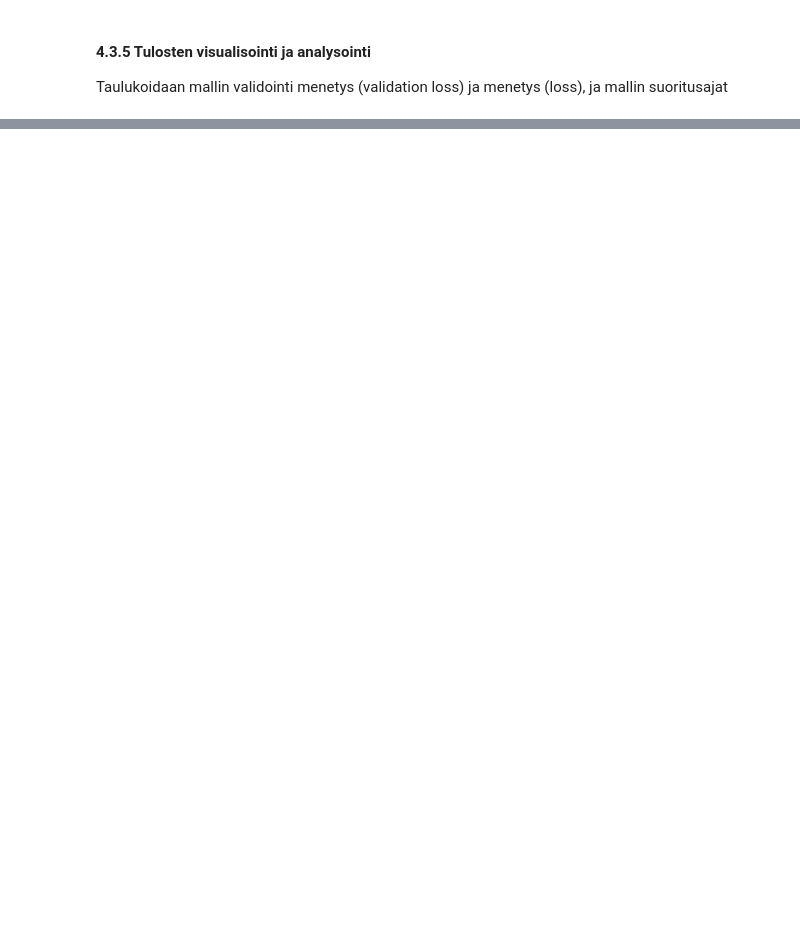
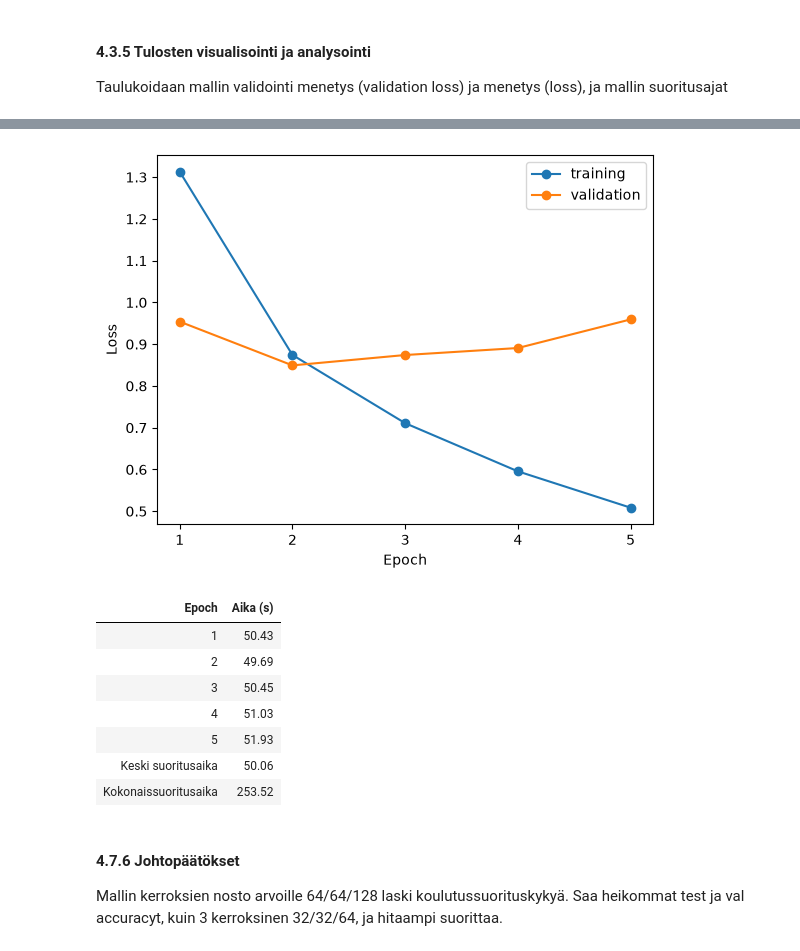
Before and after one commit to MustBeViable/Neuroverkkoprojekti, a Jupyter notebook: CIFAR-10/CIFAR-10_CNN.ipynb, the cells around one changed output, grey strips where cells are left out. Cells and saved outputs as stored; diff of their text form; code cells hidden in the pictures; blank space fills up the shorter version.

```diff
--- a/CIFAR-10/CIFAR-10_CNN.ipynb
+++ b/CIFAR-10/CIFAR-10_CNN.ipynb
@@ -406,0 +877,6 @@ display(df_times_64_128_2layer.style.hide(axis="index").format({"Aika (s)": "{:.
+# %%
+model64_64_128_3layer.compile(
+    optimizer="adam",
+    loss="sparse_categorical_crossentropy",
+    metrics=["accuracy"]
+)
@@ -406,0 +885,13 @@ display(df_times_64_128_2layer.style.hide(axis="index").format({"Aika (s)": "{:.
+# %%
+# Tallennetaan historia myöhempää tarkastelua varten
+history_64_64_128_3layer = model64_64_128_3layer.fit(
+    x_train,
+    y_train,
+    epochs=20,
+    batch_size=32,
+    validation_split=0.1,
+    callbacks=[stop, timer_64_64_128_3layer]
+)
+
+# Tallennetaan ajat historiaan myöhempää tarkastelua varten
+history_64_64_128_3layer.history["epoch_time_seconds"] = timer_64_64_128_3layer.epoch_times
@@ -406,0 +937,50 @@ display(df_times_64_128_2layer.style.hide(axis="index").format({"Aika (s)": "{:.
+# %%
+# Loss-arvojen visualisointi
+epochs = range(1, len(history_64_64_128_3layer.history["loss"]) + 1)
+
+plt.plot(epochs, history_64_64_128_3layer.history["loss"], marker="o", label="training")
+plt.plot(epochs, history_64_64_128_3layer.history["val_loss"], marker="o", label="validation")
+plt.xlabel("Epoch")
+plt.ylabel("Loss")
+plt.xticks(epochs)
+plt.legend()
+plt.show()
+
+# Epochien suoritusajat dataframeen
+df_times_64_64_128_3layer = pd.DataFrame({
+    "Epoch": range(1, len(timer_64_64_128_3layer.epoch_times) + 1),
+    "Aika (s)": timer_64_64_128_3layer.epoch_times
+})
+
+# Keskimääräinen suoritusaika ilman kolmea viimeistä epochia
+df_times_64_64_128_3layer.loc[len(df_times_64_64_128_3layer)] = [
+    "Keski suoritusaika",
+    sum(timer_64_64_128_3layer.epoch_times[:-3]) / len(timer_64_64_128_3layer.epoch_times[:-3])
+]
+
+# Kokonaissuoritusaika
+df_times_64_64_128_3layer.loc[len(df_times_64_64_128_3layer)] = [
+    "Kokonaissuoritusaika",
+    sum(timer_64_64_128_3layer.epoch_times)
+]
+
+# Näytetään dataframe ilman indeksejä
+display(
+    df_times_64_64_128_3layer.style
+    .hide(axis="index")
+    .format({"Aika (s)": "{:.2f}"})
+)
+# %% [output]
+[figure, added]
+| Epoch | Aika (s) |
+| 1 | 50.43 |
+| 2 | 49.69 |
+| 3 | 50.45 |
+| 4 | 51.03 |
+| 5 | 51.93 |
+| Keski suoritusaika | 50.06 |
+| Kokonaissuoritusaika | 253.52 |
+# %% [markdown]
+#### 4.7.6 Johtopäätökset
+
+Mallin kerroksien nosto arvoille 64/64/128 laski koulutussuorituskykyä. Saa heikommat test ja val accuracyt, kuin 3 kerroksinen 32/32/64, ja hitaampi suorittaa.
```
Also changed, not shown: parts of 59 cells of this notebook.
